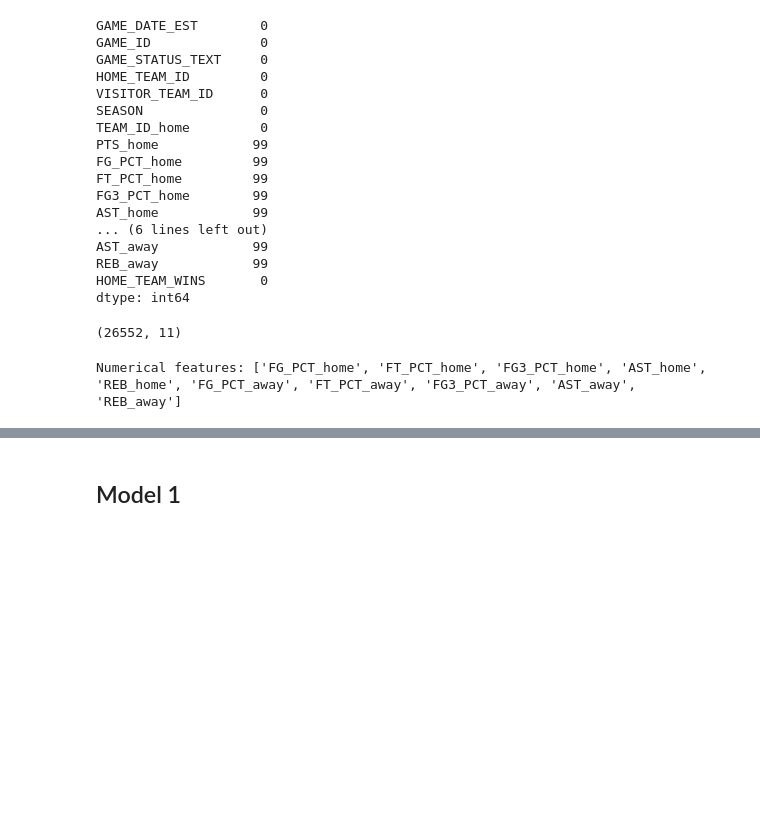
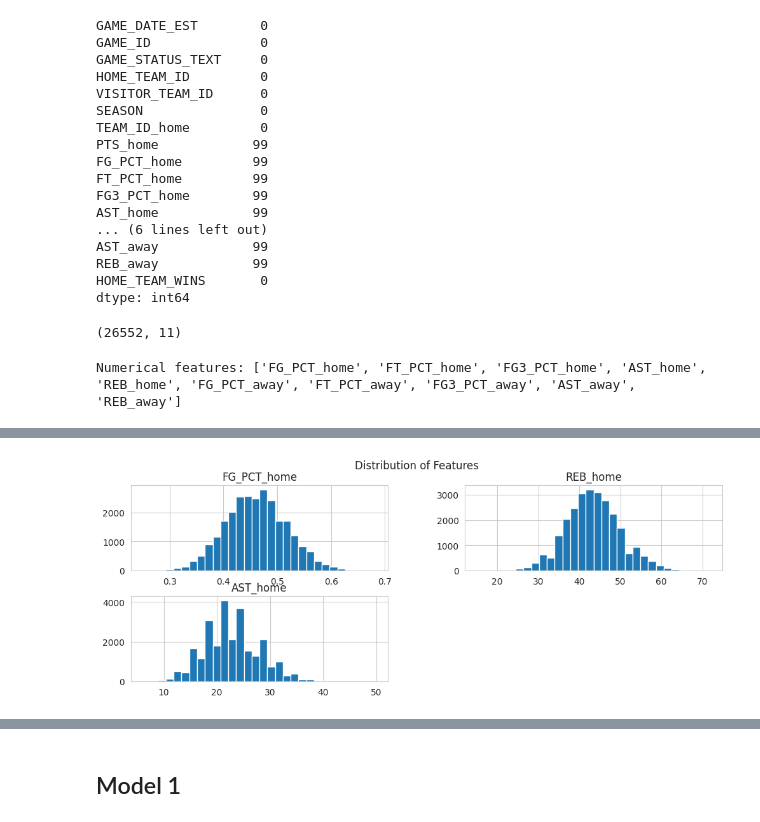
Before and after one commit to aelias5438/Final_Project_DS3021, a Jupyter notebook: FinalLab.ipynb, the cells around one changed output, grey strips where cells are left out. Drawn from its saved outputs; the diff is of its cells as text; code cells hidden in the pictures; blank space fills up the shorter version.

```diff
--- a/FinalLab.ipynb
+++ b/FinalLab.ipynb
@@ -116,0 +142,8 @@ Numerical features: ['FG_PCT_home', 'FT_PCT_home', 'FG3_PCT_home', 'AST_home', '
+# %%
+# For our second plot, a histogram will tell us whether or not our data is skewed or has outliers.
+# As you can see, our data is not skewed
+df[['FG_PCT_home', 'REB_home', 'AST_home']].hist(bins=30, figsize=(12,4))
+plt.suptitle('Distribution of Features')
+plt.show()
+# %% [output]
+[figure, added]
```
Also changed, not shown: parts of 6 cells of this notebook.
